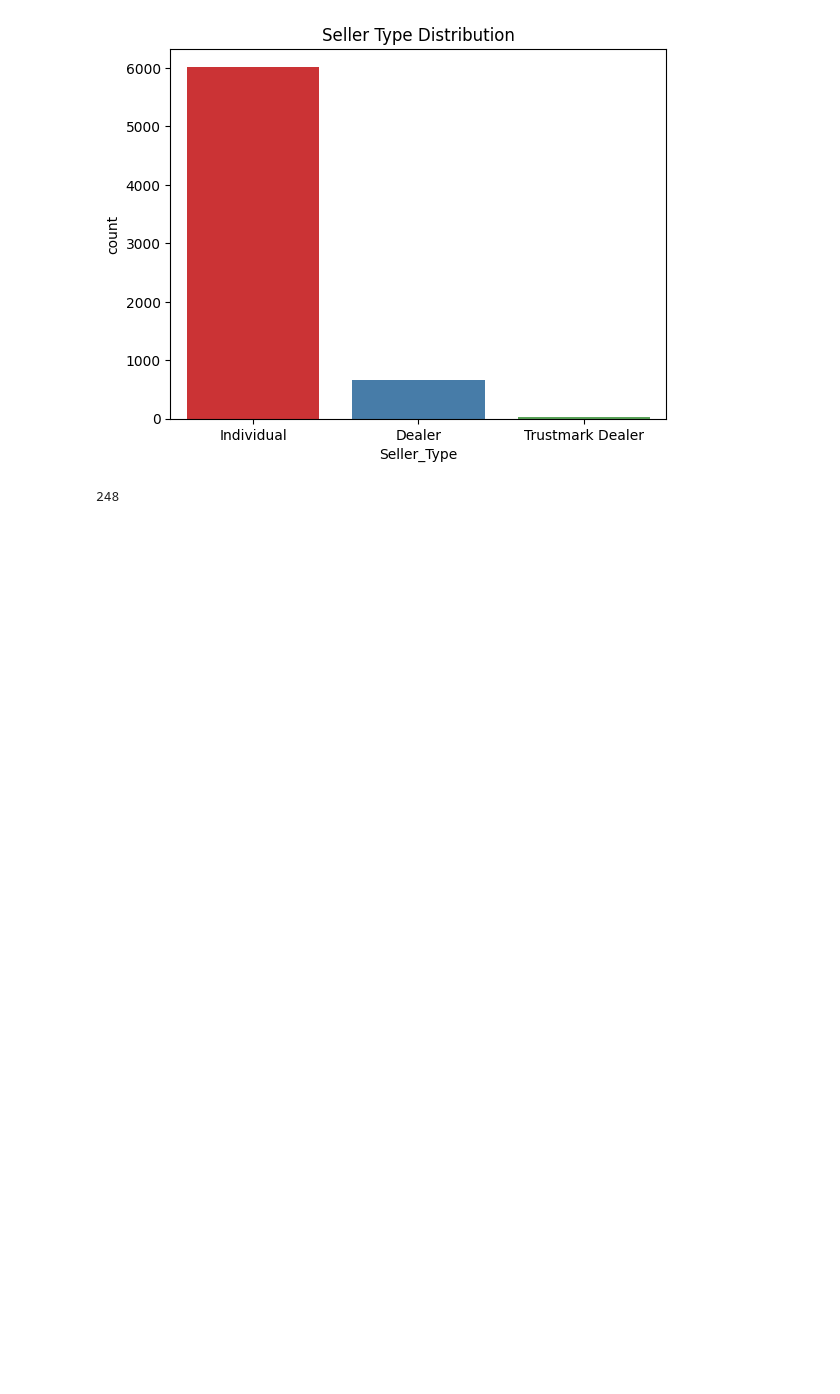
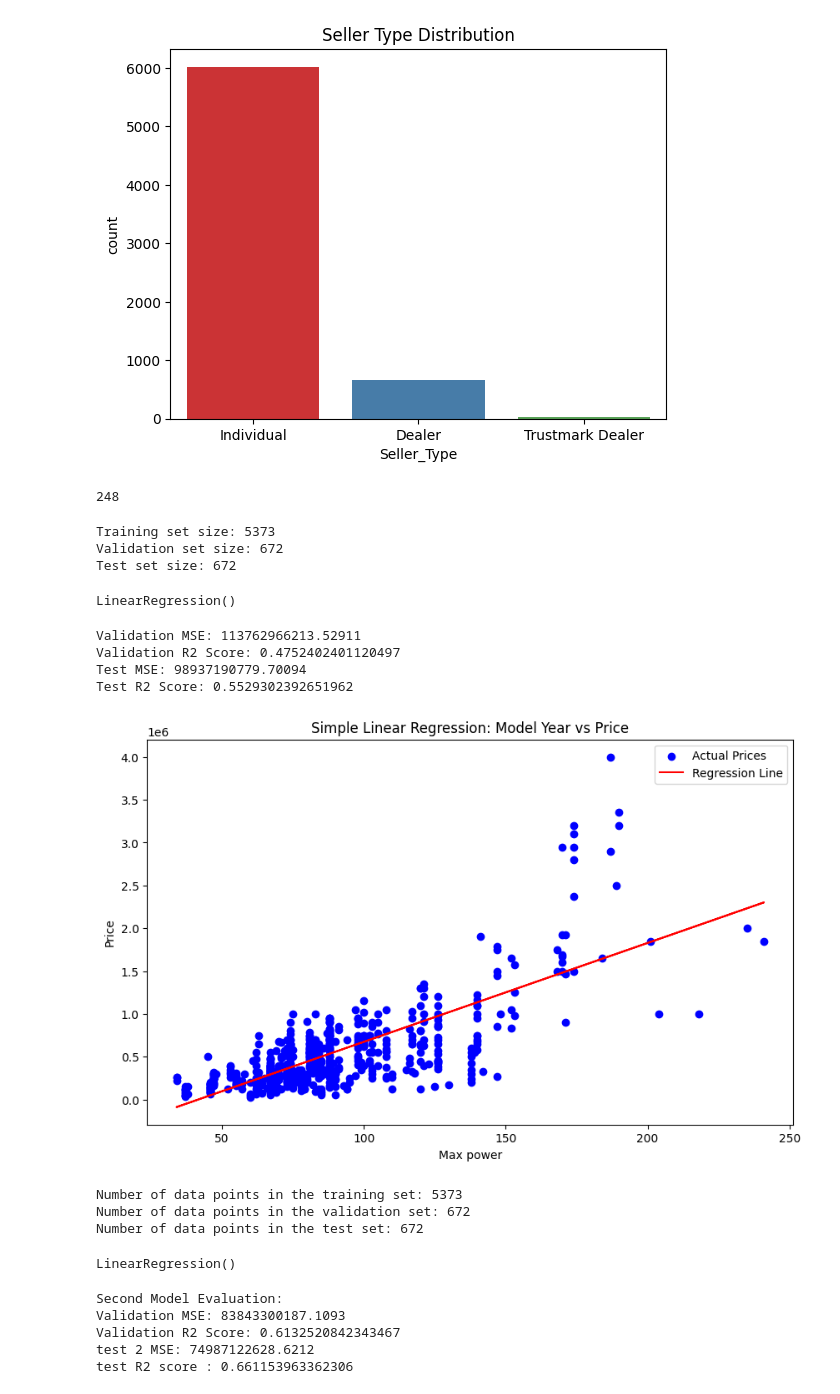
Before and after one commit to ah3asef/My-First-ML-Project, a Jupyter notebook: Another_View.ipynb, the cells around one changed output. Saved outputs shown, nothing was run; the diff lists cells and outputs as text; code cells hidden in the pictures; blank space fills up the shorter version.

Commit message:
i apply simple linear regression and multiple linear regression and polynomial linear regression

```diff
--- a/Another_View.ipynb
+++ b/Another_View.ipynb
@@ -241,3 +242,53 @@ Passing `palette` without assigning `hue` is deprecated and will be removed in v
 print(df_1['Torque'].loc[10])
 # %% [output]
 248
+# %%
+# simple linear regression
+x = df_1[['Max_Power']]
+y = df_1['Selling_Price']
+x_train, x_test, y_train, y_test =  train_test_split(x,y,test_size=0.2 , random_state = 42)
+x_vald,x_test,y_vald,y_test = train_test_split(x_test,y_test,test_size = 0.5, random_state= 42)
+# %%
+# Print the number of samples in each dataset
+print(f"Training set size: {len(x_train)}")
+print(f"Validation set size: {len(x_vald)}")
+print(f"Test set size: {len(x_test)}")
+# %% [output]
+Training set size: 5373
+Validation set size: 672
+Test set size: 672
+# %%
+model = LinearRegression()
+model.fit(x_train,y_train)
+# %% [output]
+LinearRegression()
+# %%
+y_vald_pred = model.predict(x_vald)
+y_test_pred = model.predict(x_test)
+# evalute the model
+mse_vald = mean_squared_error(y_vald,y_vald_pred)
+mse_test = mean_squared_error(y_test,y_test_pred)
+r2_score_vald = r2_score(y_vald,y_vald_pred)
+r2_score_test = r2_score(y_test,y_test_pred)
+# %%
+print(f"Validation MSE: {mse_vald}")
+print(f"Validation R2 Score: {r2_score_vald}")
+print(f"Test MSE: {mse_test}")
+print(f"Test R2 Score: {r2_score_test}")
+# %% [output]
+Validation MSE: 113762966213.52911
+Validation R2 Score: 0.4752402401120497
+Test MSE: 98937190779.70094
+Test R2 Score: 0.5529302392651962
+# %%
+# plot the results
+plt.figure(figsize=(10, 6))
+plt.scatter(x_test, y_test, color='blue', label='Actual Prices')
+plt.plot(x_test, y_test_pred, color='red', label='Regression Line')
+plt.xlabel('Max power')
+plt.ylabel('Price')
+plt.title('Simple Linear Regression: Model Year vs Price')
+plt.legend()
+plt.show()
+# %% [output]
+[figure, added]
@@ -243,0 +302,13 @@ print(df_1['Torque'].loc[10])
+# %%
+print(f"Number of data points in the training set: {len(x_train)}")
+print(f"Number of data points in the validation set: {len(x_vald)}")
+print(f"Number of data points in the test set: {len(x_test)}")
+# %% [output]
+Number of data points in the training set: 5373
+Number of data points in the validation set: 672
+Number of data points in the test set: 672
+# %%
+model_2 = LinearRegression()
+model_2.fit(x_train_2,y_train_2)
+# %% [output]
+LinearRegression()
@@ -243,0 +323,13 @@ print(df_1['Torque'].loc[10])
+# %%
+
+print("\nSecond Model Evaluation:")
+print(f"Validation MSE: {mse_vald_2}")
+print(f"Validation R2 Score: {r2_score_vald_2}")
+print(f"test 2 MSE: {mse_test_2}")
+print(f"test R2 score : {r2_score_test_2}")
+# %% [output]
+Second Model Evaluation:
+Validation MSE: 83843300187.1093
+Validation R2 Score: 0.6132520842343467
+test 2 MSE: 74987122628.6212
+test R2 score : 0.661153963362306
```
Also changed, not shown: parts of 13 cells of this notebook, 1 other file.
